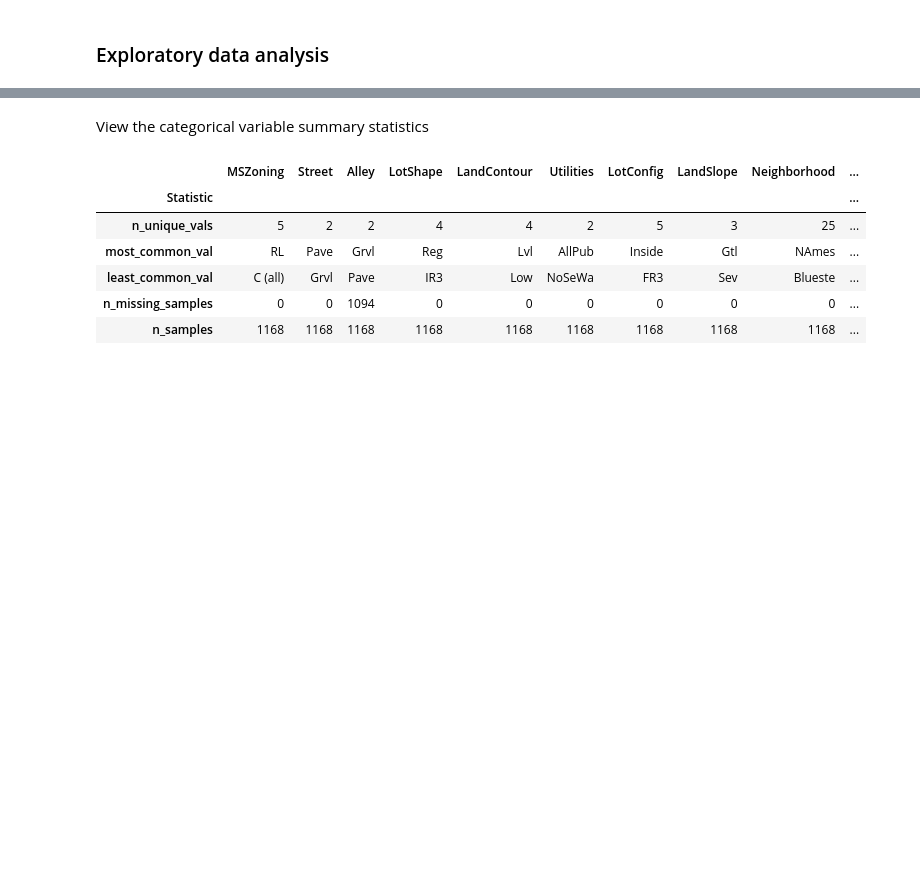
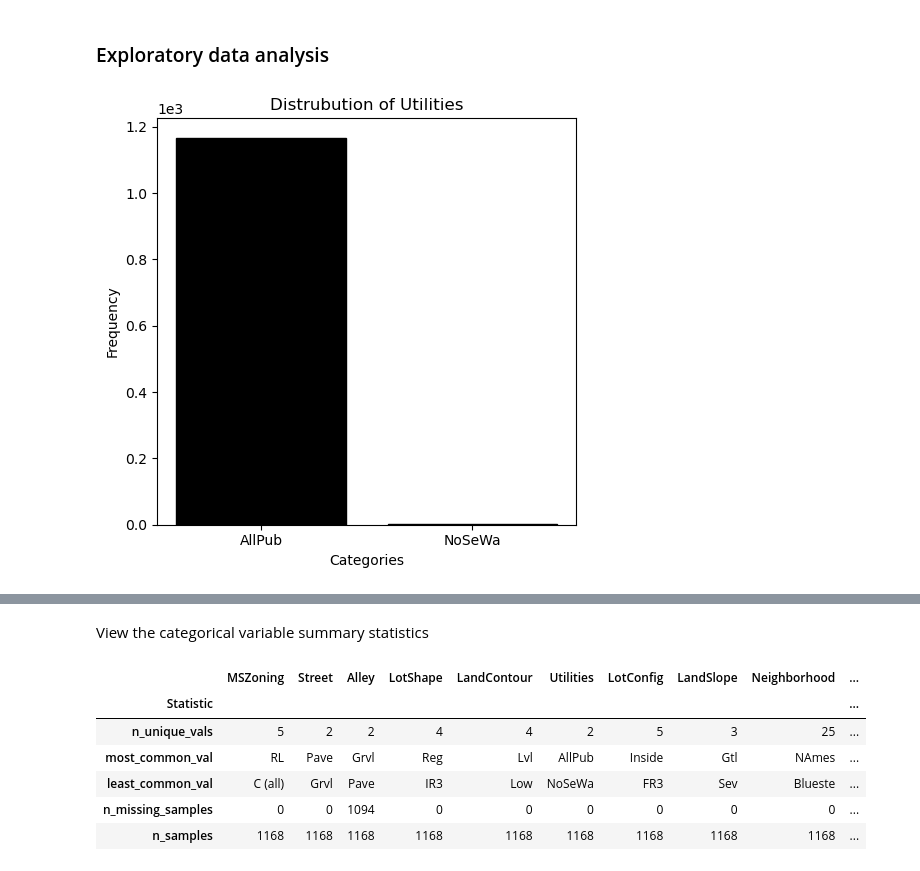
Before and after one commit to ajy25/TabularMagic, a Jupyter notebook: demo/regression_start_to_finish_demo.ipynb, the cells around one changed output, grey strips where cells are left out. Drawn from its saved outputs; the diff is of its cells as text; code cells hidden in the pictures; blank space fills up the shorter version.

Commit message:
further plotting

```diff
--- a/demo/regression_start_to_finish_demo.ipynb
+++ b/demo/regression_start_to_finish_demo.ipynb
@@ -41,3 +41,7 @@ print(tm.shapes())
 ### Exploratory data analysis
 # %%
 train_eda = tm.eda('train')
+# %%
+display(train_eda.plot_distribution('Utilities'))
+# %% [output]
+[figure, added]
```
Also changed, not shown: parts of 2 cells of this notebook, 1 other file.
